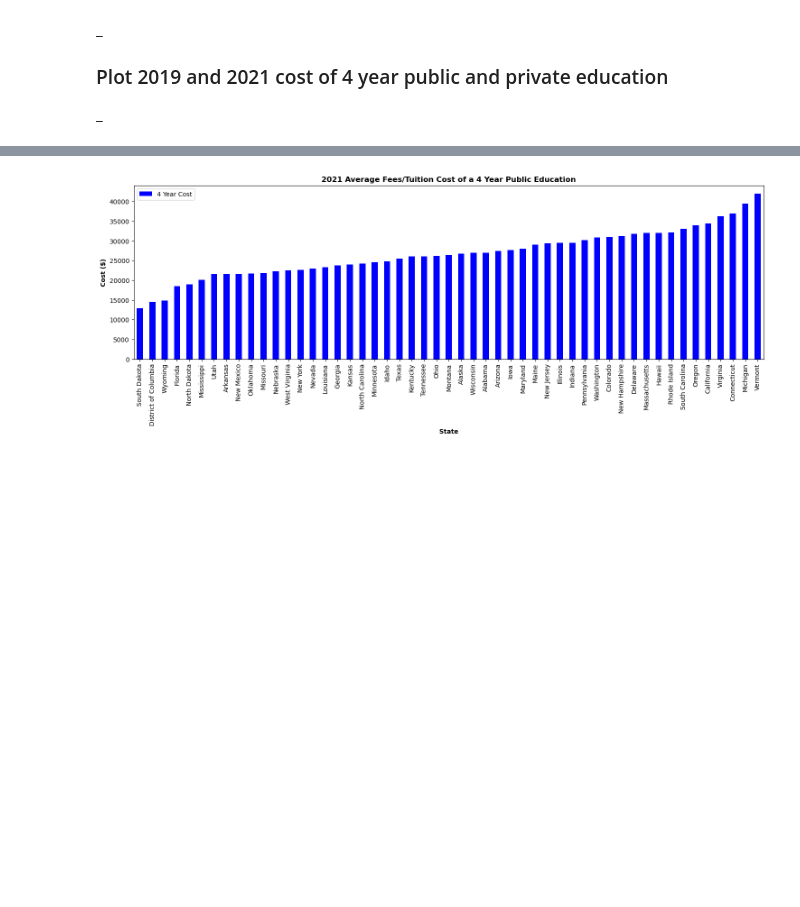
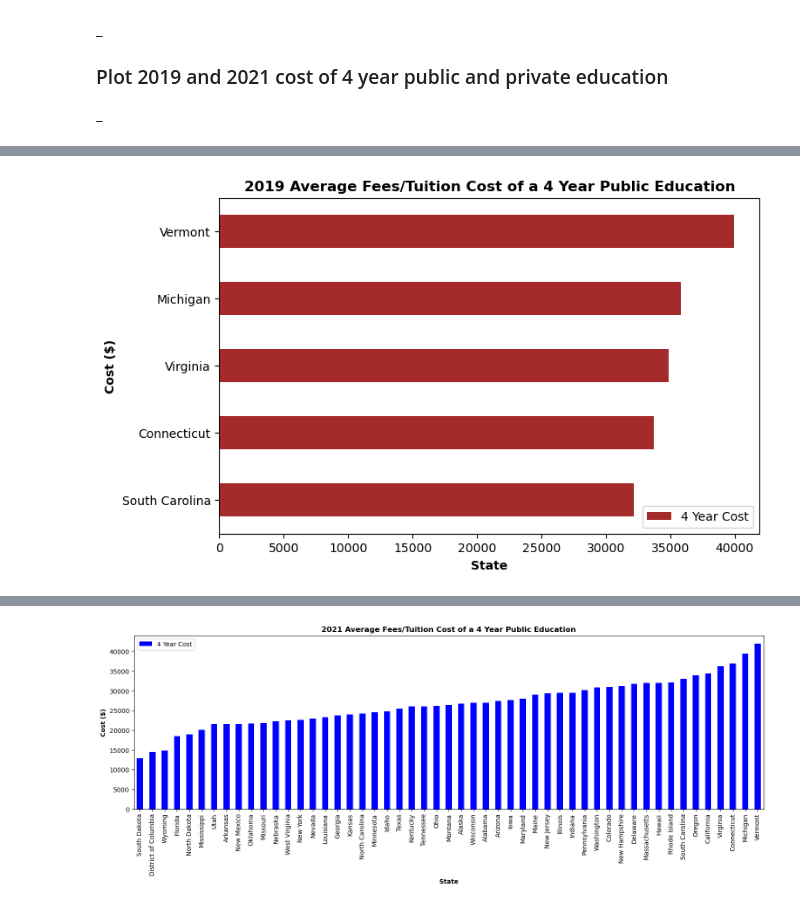
Before and after one commit to anthonybpino/Project-1-Undergrad-Student-Data, a Jupyter notebook: cost_state_2019_2021.ipynb, the cells around one changed output, grey strips where cells are left out. Saved outputs shown, nothing was run; the diff lists cells and outputs as text; code cells hidden in the pictures; blank space fills up the shorter version.

```diff
--- a/cost_state_2019_2021.ipynb
+++ b/cost_state_2019_2021.ipynb
@@ -117 +169,12 @@ _
+# %%
+school_fouryear_public_2019[46:].plot.barh(figsize=(8, 5), color="brown")
+plt.legend(labels=["4 Year Cost"])
+plt.title("2019 Average Fees/Tuition Cost of a 4 Year Public Education",
+          fontweight="bold")
+plt.xlabel("State", fontweight="bold")
+plt.ylabel("Cost ($)", fontweight="bold")
+plt.savefig(os.path.join("output", "public_2019.png"))
+plt.show()
+# %% [output]
+[figure, added]
 # %%
```
Also changed, not shown: parts of 9 cells of this notebook, 2 other files.
